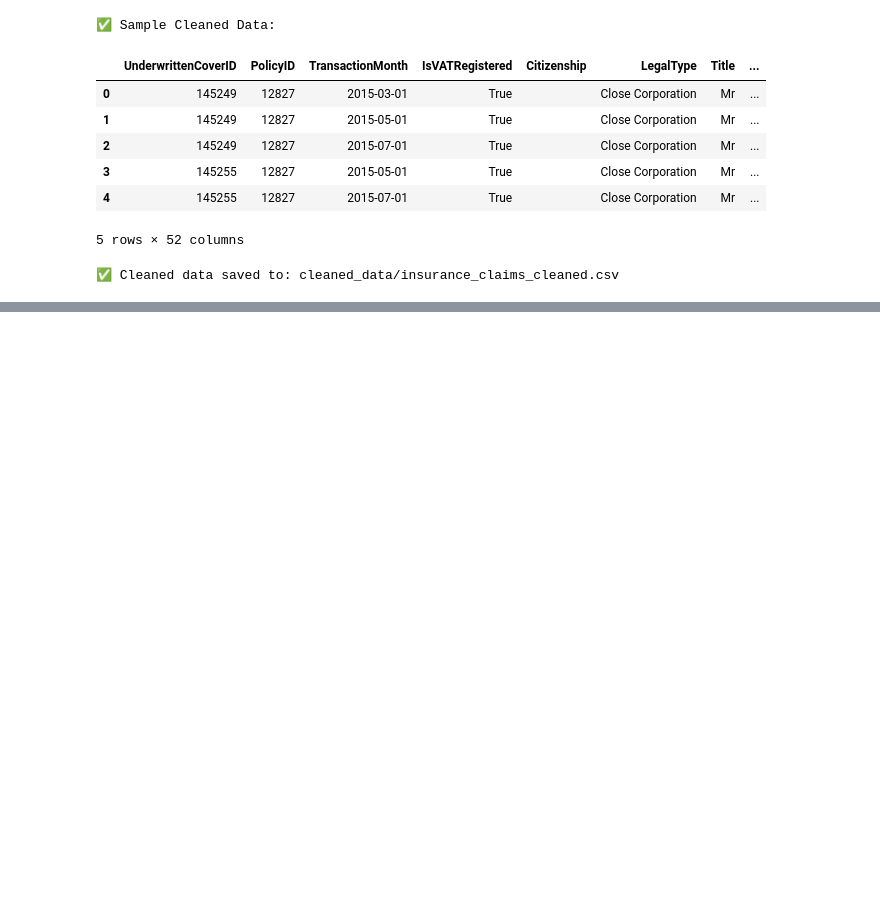
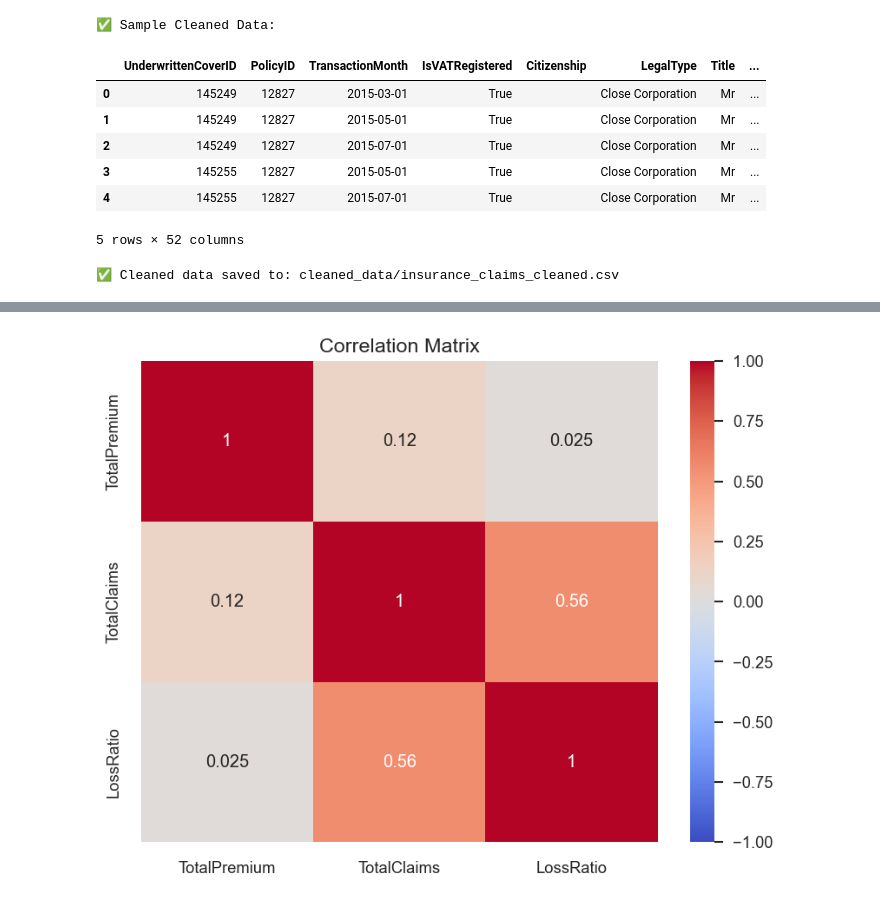
Before and after one commit to yesufma/insurance-claims-risk-modeling, a Jupyter notebook: notebooks/eda_task1.ipynb, the cells around one changed output, grey strips where cells are left out. Drawn from its saved outputs; the diff is of its cells as text; code cells hidden in the pictures; blank space fills up the shorter version.

```diff
--- a/notebooks/eda_task1.ipynb
+++ b/notebooks/eda_task1.ipynb
@@ -205,0 +187,10 @@ Name: LossRatio, dtype: float64
+# %%
+# Cell 6: Bivariate Analysis - Correlation
+plt.figure(figsize=(8, 6))
+corr = df[['TotalPremium', 'TotalClaims', 'LossRatio']].corr()
+sns.heatmap(corr, annot=True, cmap='coolwarm', vmin=-1, vmax=1)
+plt.title('Correlation Matrix')
+plt.savefig('C:\\Users\\yusuf\\Desktop\\10Academy\\week 3\\insurance-risk-modeling\\reports\\correlation_matrix.png')
+plt.show()
+# %% [output]
+[figure, added]
```
Also changed, not shown: parts of 8 cells of this notebook, 9 other files.
